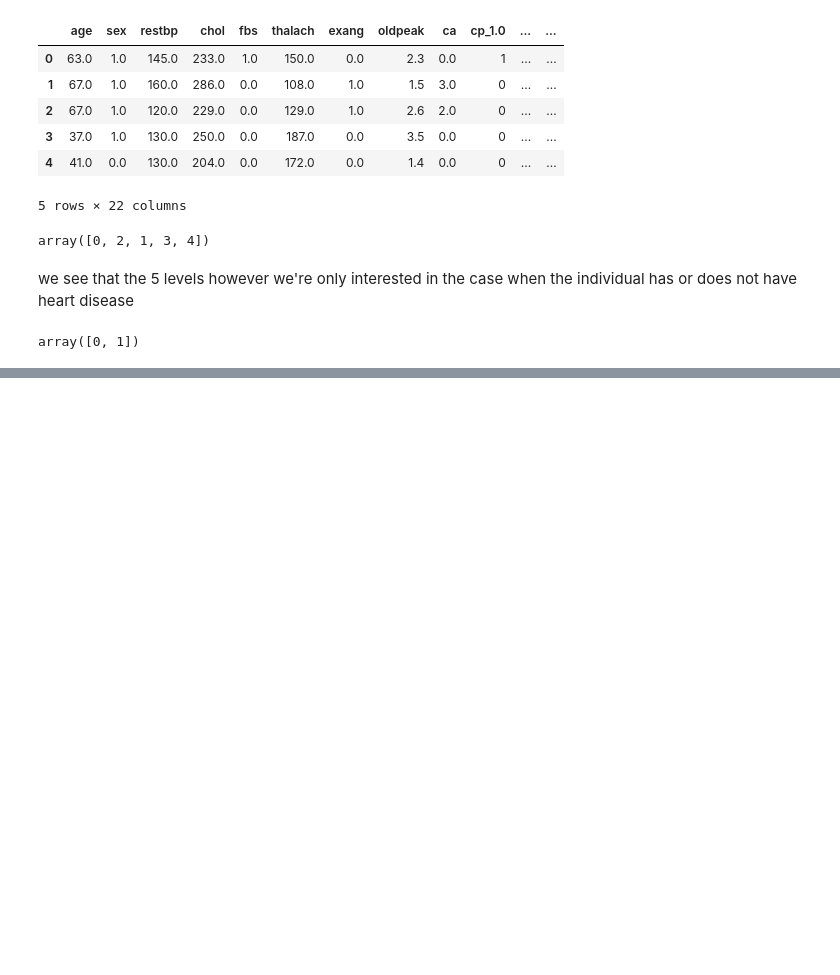
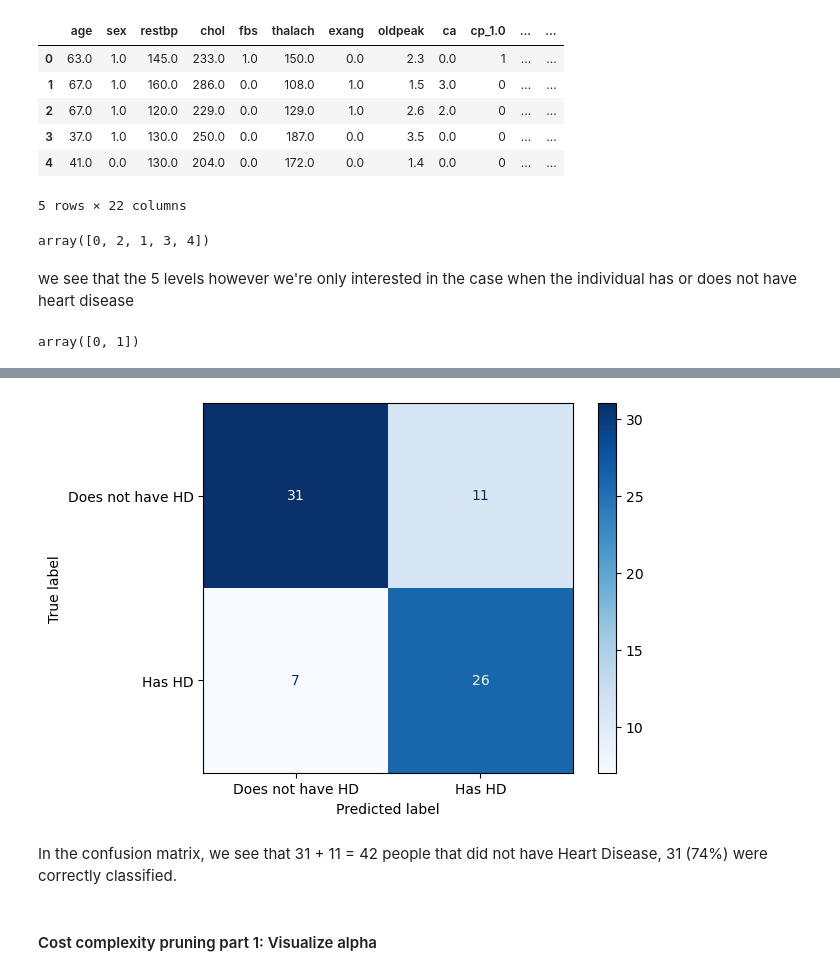
Before and after one commit to amaboh/Health_n_Life, a Jupyter notebook: heart_disease.ipynb, the cells around one changed output, grey strips where cells are left out. Drawn from its saved outputs; the diff is of its cells as text; code cells hidden in the pictures; blank space fills up the shorter version.

```diff
--- a/heart_disease.ipynb
+++ b/heart_disease.ipynb
@@ -269,0 +287,22 @@ array([0, 1])
+# %%
+# Plot confusion_matrix() will run the test data down the tree and draw
+y_pred = clf_dt.predict(X_test)
+# %%
+# Compute confusion matrix
+cm = confusion_matrix(y_test, y_pred)
+# %%
+# Create ConfusionMatrixDisplay object
+cmd = ConfusionMatrixDisplay(confusion_matrix=cm, display_labels=["Does not have HD", "Has HD"])
+# %%
+# Plot confusion matrix
+cmd.plot(cmap=plt.cm.Blues)
+
+# Show plot
+plt.show()
+# %% [output]
+[figure, added]
+# %% [markdown]
+In the confusion matrix, we see that 31 + 11 = 42 people that did not have
+Heart Disease, 31 (74%) were correctly classified.
+# %% [markdown]
+#### Cost complexity pruning part 1: Visualize alpha
```
Also changed, not shown: parts of 11 cells of this notebook.
